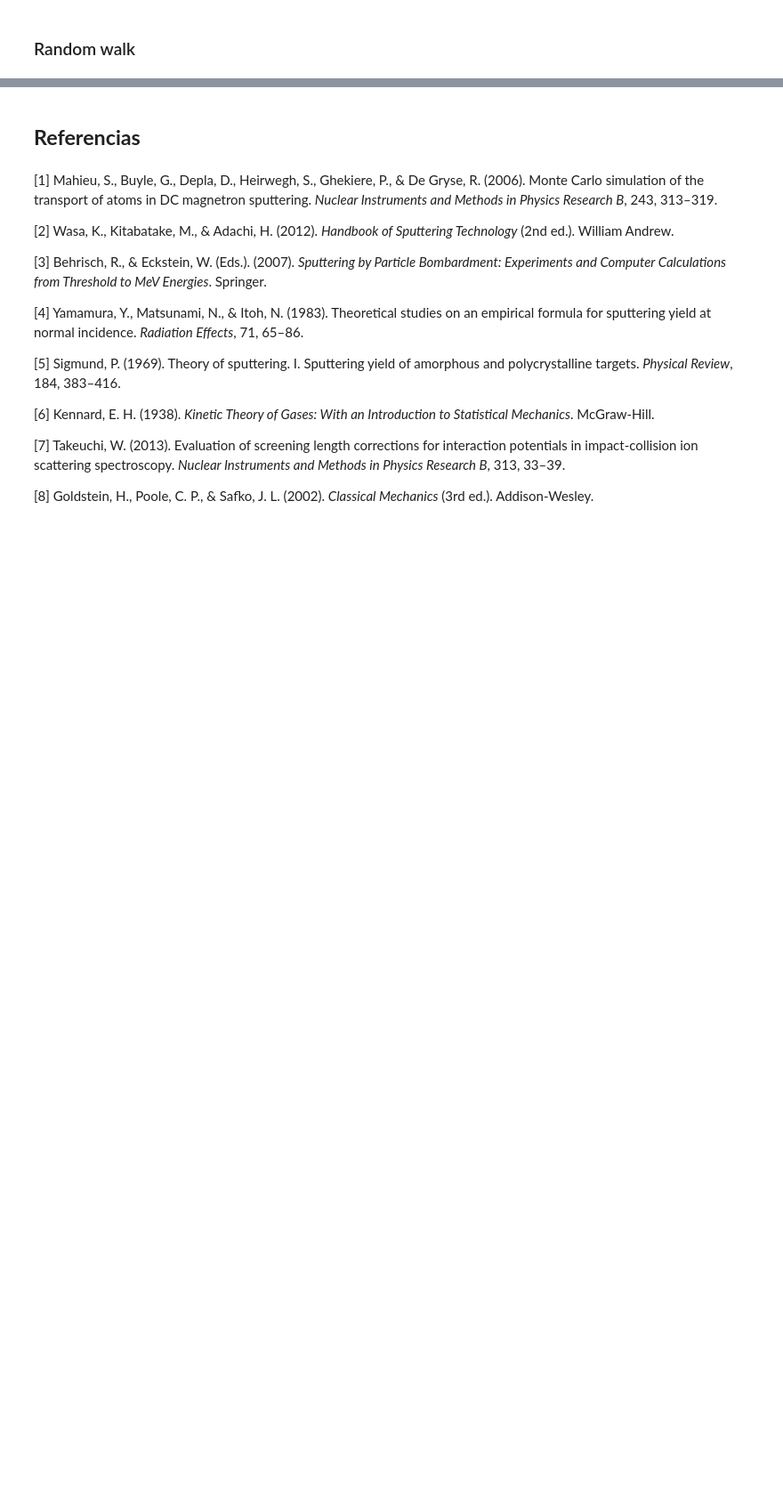
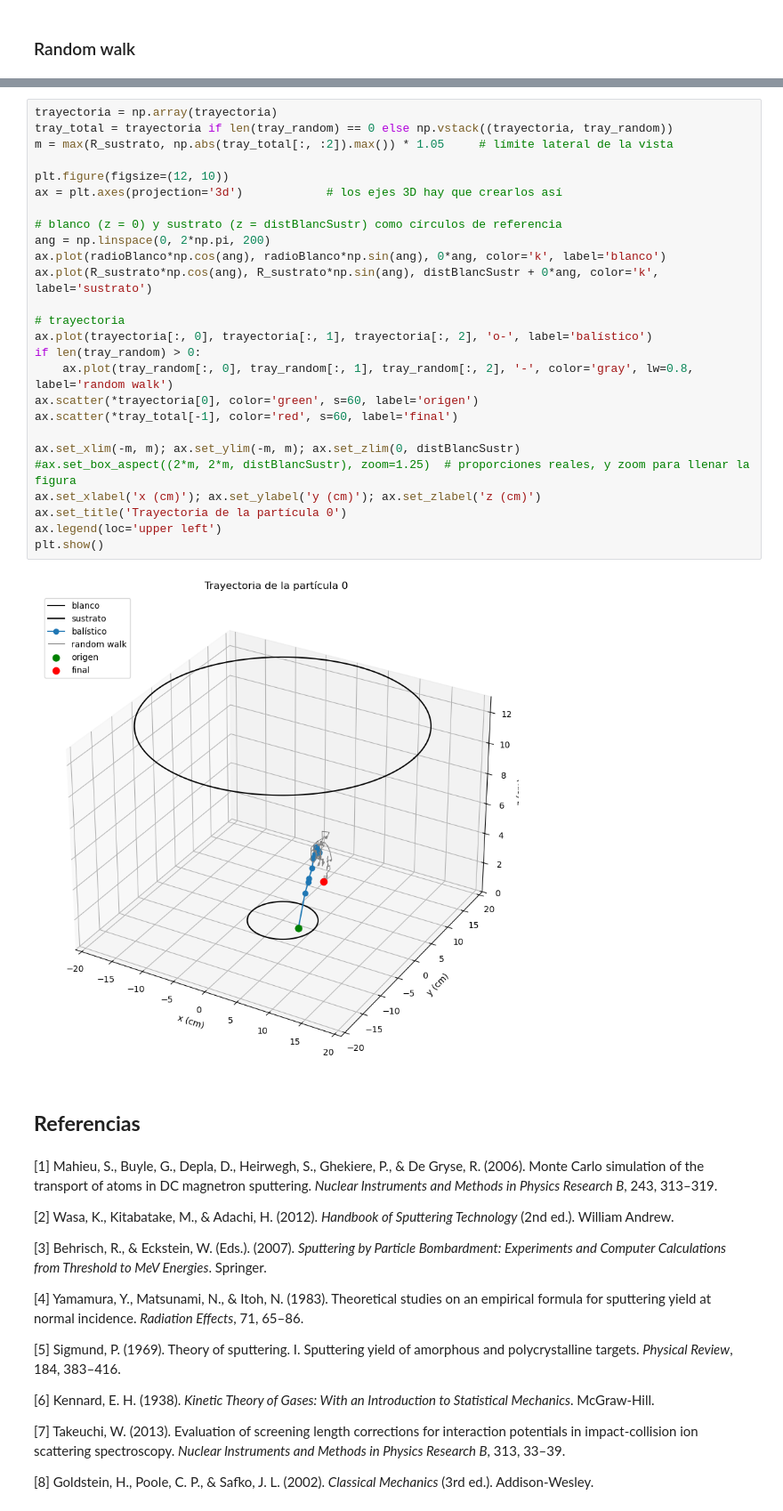
Before and after one commit to alexsandive/Monte-Carlo-Sputtering-Simulation_Proyecto-FS0200, a Jupyter notebook: Proyecto_AlexanderSancho.ipynb, the cells around one changed output, grey strips where cells are left out. Shown at 89% size. Cells and saved outputs as stored; diff of their text form; blank space fills up the shorter version.

```diff
--- a/Proyecto_AlexanderSancho.ipynb
+++ b/Proyecto_AlexanderSancho.ipynb
@@ -721,3 +860,31 @@ def random_walk(pos, E_term=0.0259, z_sustrato=distBlancSustr, semi_lado=largo/2
+# %%
+trayectoria = np.array(trayectoria)
+tray_total = trayectoria if len(tray_random) == 0 else np.vstack((trayectoria, tray_random))
+m = max(R_sustrato, np.abs(tray_total[:, :2]).max()) * 1.05     # límite lateral de la vista
+
+plt.figure(figsize=(12, 10))
+ax = plt.axes(projection='3d')            # los ejes 3D hay que crearlos así
+
+# blanco (z = 0) y sustrato (z = distBlancSustr) como círculos de referencia
+ang = np.linspace(0, 2*np.pi, 200)
+ax.plot(radioBlanco*np.cos(ang), radioBlanco*np.sin(ang), 0*ang, color='k', label='blanco')
+ax.plot(R_sustrato*np.cos(ang), R_sustrato*np.sin(ang), distBlancSustr + 0*ang, color='k', label='sustrato')
+
+# trayectoria
+ax.plot(trayectoria[:, 0], trayectoria[:, 1], trayectoria[:, 2], 'o-', label='balístico')
+if len(tray_random) > 0:
+    ax.plot(tray_random[:, 0], tray_random[:, 1], tray_random[:, 2], '-', color='gray', lw=0.8, label='random walk')
+ax.scatter(*trayectoria[0], color='green', s=60, label='origen')
+ax.scatter(*tray_total[-1], color='red', s=60, label='final')
+
+ax.set_xlim(-m, m); ax.set_ylim(-m, m); ax.set_zlim(0, distBlancSustr)
+#ax.set_box_aspect((2*m, 2*m, distBlancSustr), zoom=1.25)  # proporciones reales, y zoom para llenar la figura
+ax.set_xlabel('x (cm)'); ax.set_ylabel('y (cm)'); ax.set_zlabel('z (cm)')
+ax.set_title('Trayectoria de la partícula 0')
+ax.legend(loc='upper left')
+plt.show()
+# %% [output]
+[figure, added]
 # %% [markdown]
 ## <b> Referencias </b>
 # %% [markdown]
```
Also changed, not shown: parts of 10 cells of this notebook.
